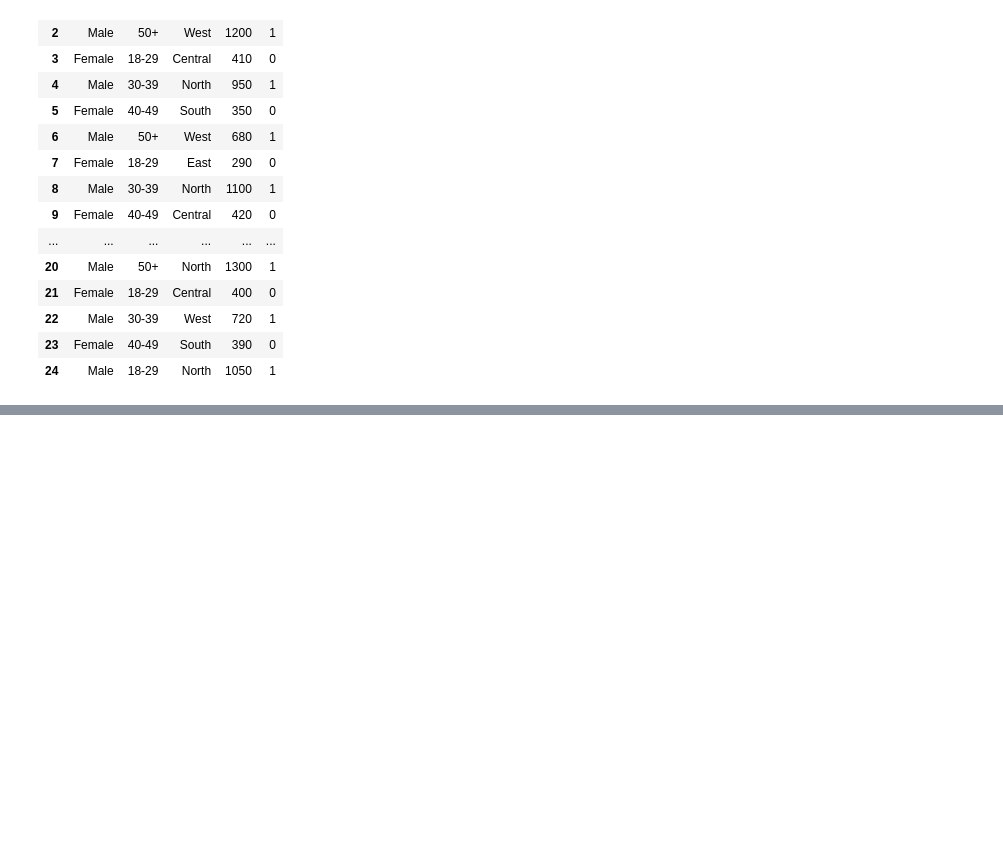
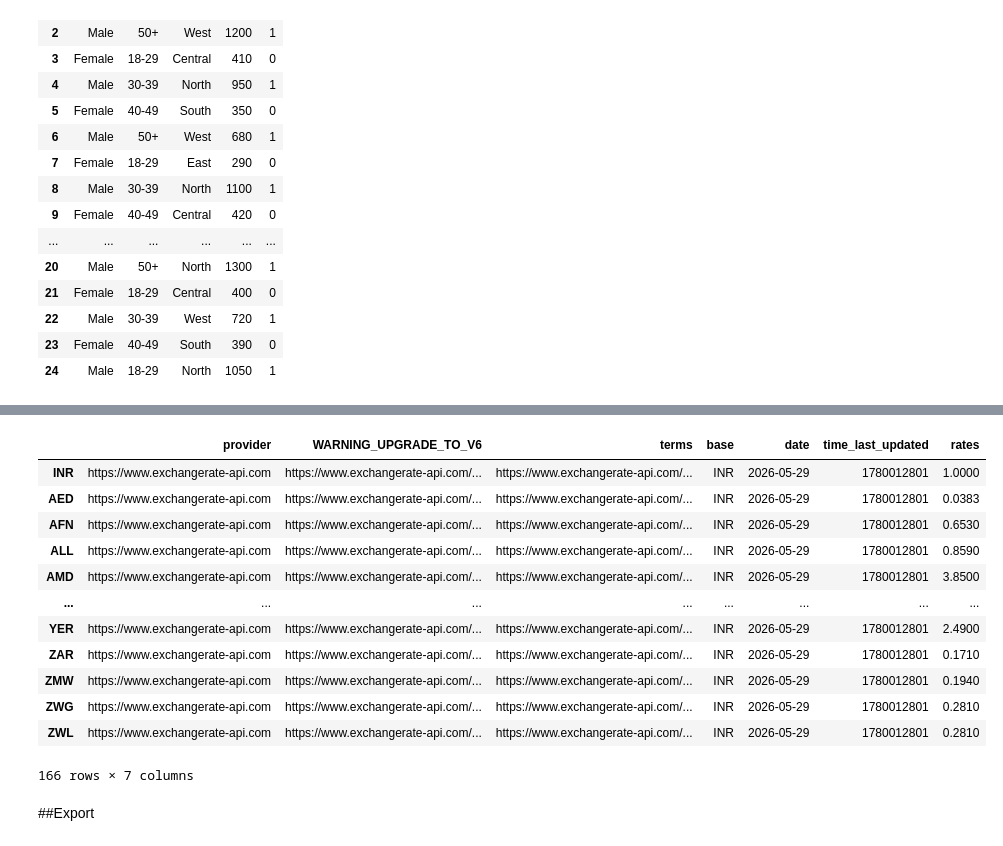
Before and after one commit to akritivishwakarma2007/DE-journey, a Jupyter notebook: Gathering_data.ipynb, the cells around one changed output, grey strips where cells are left out. Drawn from its saved outputs; the diff is of its cells as text; code cells hidden in the pictures; blank space fills up the shorter version.

```diff
--- a/Gathering_data.ipynb
+++ b/Gathering_data.ipynb
@@ -383,0 +403,18 @@ pd.read_excel('/content/dummydata.xlsx')
+# %%
+pd.read_json('https://api.exchangerate-api.com/v4/latest/INR')
+# %% [output]
+|  | provider | WARNING_UPGRADE_TO_V6 | terms | base | date | time_last_updated | rates |
+| INR | https://www.exchangerate-api.com | https://www.exchangerate-api.com/... | https://www.exchangerate-api.com/... | INR | 2026-05-29 | 1780012801 | 1.0000 |
+| AED | https://www.exchangerate-api.com | https://www.exchangerate-api.com/... | https://www.exchangerate-api.com/... | INR | 2026-05-29 | 1780012801 | 0.0383 |
+| AFN | https://www.exchangerate-api.com | https://www.exchangerate-api.com/... | https://www.exchangerate-api.com/... | INR | 2026-05-29 | 1780012801 | 0.6530 |
+| ALL | https://www.exchangerate-api.com | https://www.exchangerate-api.com/... | https://www.exchangerate-api.com/... | INR | 2026-05-29 | 1780012801 | 0.8590 |
+| AMD | https://www.exchangerate-api.com | https://www.exchangerate-api.com/... | https://www.exchangerate-api.com/... | INR | 2026-05-29 | 1780012801 | 3.8500 |
+| ... | ... | ... | ... | ... | ... | ... | ... |
+| YER | https://www.exchangerate-api.com | https://www.exchangerate-api.com/... | https://www.exchangerate-api.com/... | INR | 2026-05-29 | 1780012801 | 2.4900 |
+| ZAR | https://www.exchangerate-api.com | https://www.exchangerate-api.com/... | https://www.exchangerate-api.com/... | INR | 2026-05-29 | 1780012801 | 0.1710 |
+| ZMW | https://www.exchangerate-api.com | https://www.exchangerate-api.com/... | https://www.exchangerate-api.com/... | INR | 2026-05-29 | 1780012801 | 0.1940 |
+| ZWG | https://www.exchangerate-api.com | https://www.exchangerate-api.com/... | https://www.exchangerate-api.com/... | INR | 2026-05-29 | 1780012801 | 0.2810 |
+| ZWL | https://www.exchangerate-api.com | https://www.exchangerate-api.com/... | https://www.exchangerate-api.com/... | INR | 2026-05-29 | 1780012801 | 0.2810 |
+166 rows × 7 columns
+# %% [markdown]
+##Export
```
Also changed, not shown: parts of 23 cells of this notebook.
